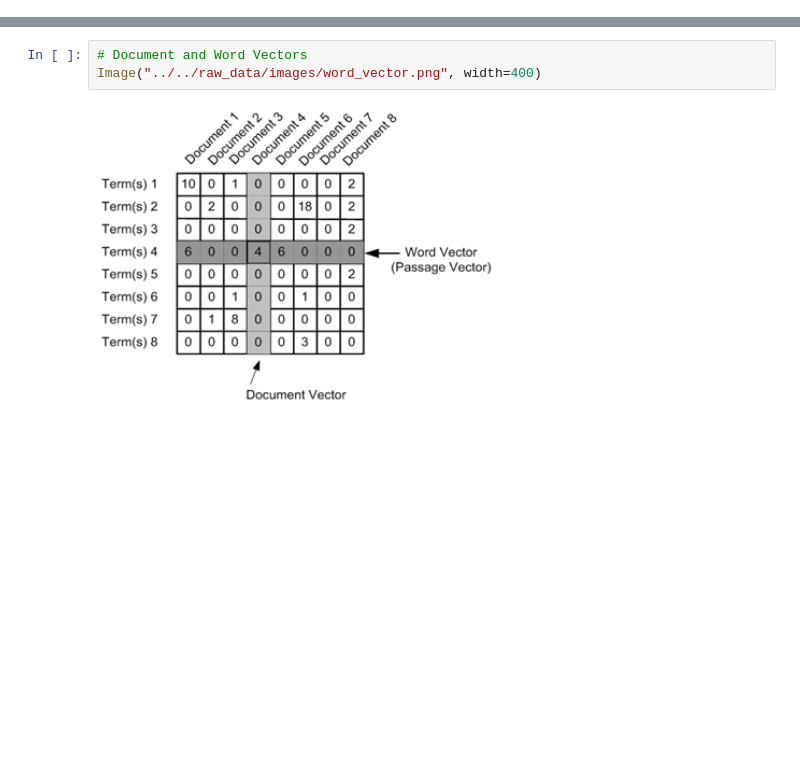
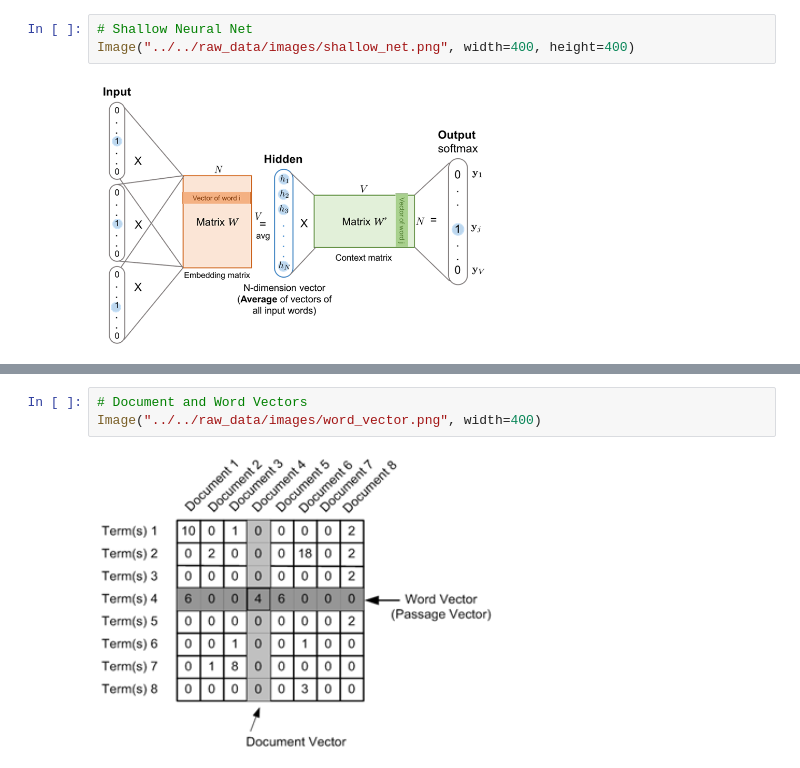
Before and after one commit to Alexjmsherman/nlp_practicum_health, a Jupyter notebook: lessons/lesson_6_word_embeddings/Word Embeddings Solution.ipynb, the cells around one changed output, grey strips where cells are left out. Drawn from its saved outputs; the diff is of its cells as text; blank space fills up the shorter version.

```diff
--- a/lessons/lesson_6_word_embeddings/Word Embeddings Solution.ipynb
+++ b/lessons/lesson_6_word_embeddings/Word Embeddings Solution.ipynb
@@ -53,0 +91,5 @@ SOURCE: https://en.wikipedia.org/wiki/Word_embedding
+# %%
+# Shallow Neural Net
+Image("../../raw_data/images/shallow_net.png", width=400, height=400)
+# %% [output]
+[figure, added]
```
Also changed, not shown: parts of 92 cells of this notebook, 2 other files.
